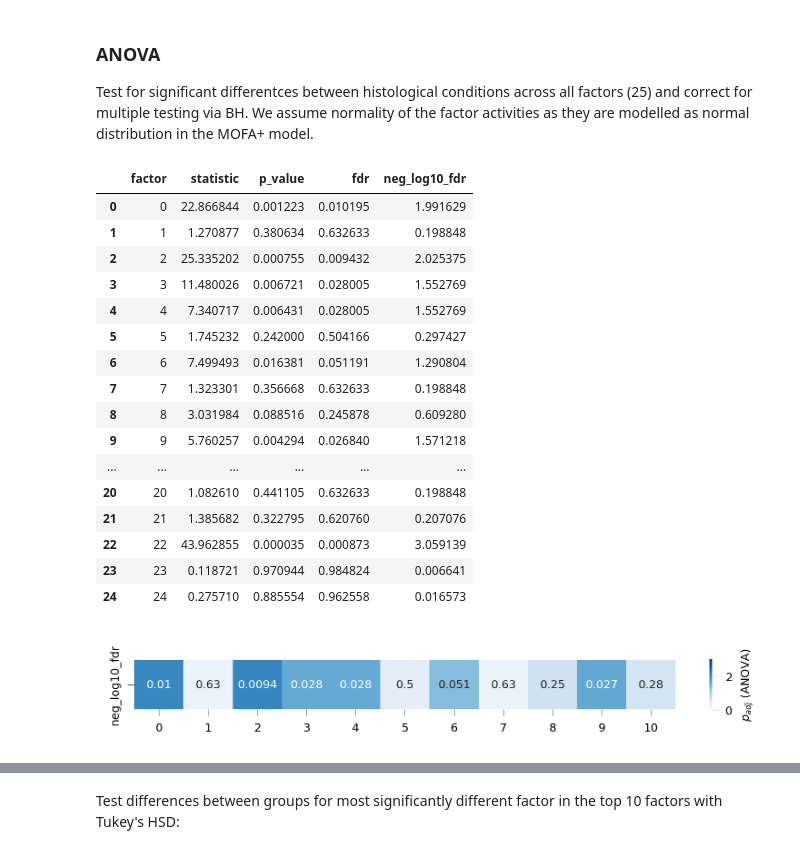
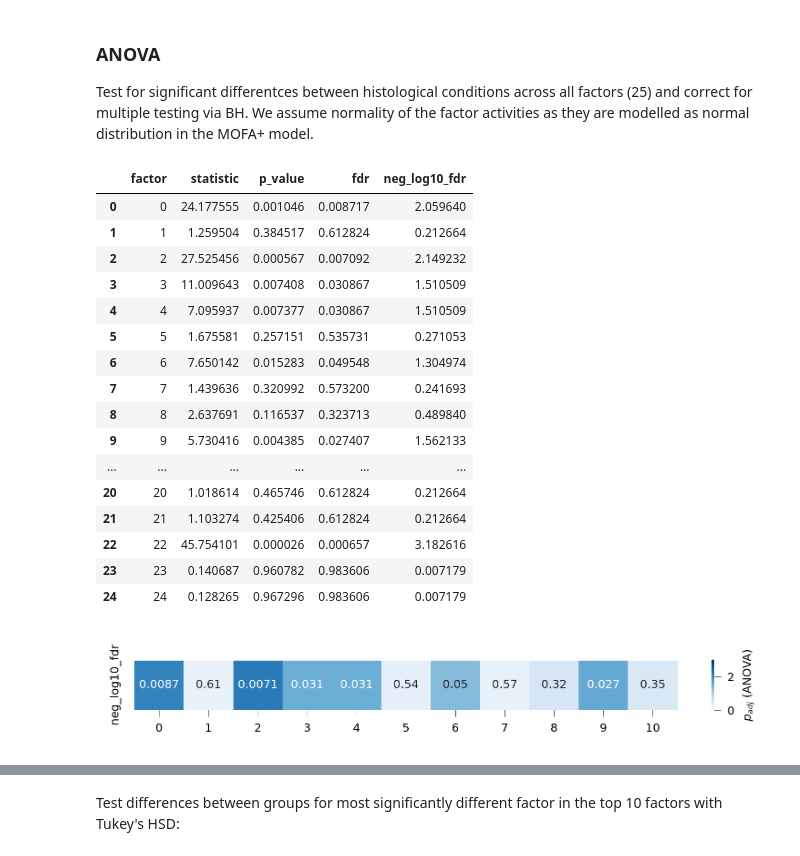
Before and after one commit to MannLabs/alphapepttools-manuscript, a Jupyter notebook: notebooks/main/multimodal/analysis/mofa-factor-activity.ipynb, the cells around one changed output, grey strips where cells are left out. Drawn from its saved outputs; the diff is of its cells as text; code cells hidden in the pictures.

```diff
--- a/notebooks/main/multimodal/analysis/mofa-factor-activity.ipynb
+++ b/notebooks/main/multimodal/analysis/mofa-factor-activity.ipynb
@@ -156,42 +155,42 @@ Test for significant differentces between histological conditions across all fac
 # %%
 anova_results = []
 
-groups = mofa_factors.groupby("proteins:who2015_histology", observed=True)
+groups = mofa_factors.groupby("who2015_histology", observed=True)
 
 for factor in range(25):
     res = f_oneway(*[groups.get_group(group)[factor].to_list() for group in groups.groups.keys()], equal_var=False, nan_policy="raise")
 
     anova_results.append(
         {"factor": factor, "statistic": res.statistic, "p_value": res.pvalue}
     )
 
 anova_results = pd.DataFrame(anova_results)
 anova_results["fdr"] = false_discovery_control(anova_results["p_value"], method="bh")
 anova_results["neg_log10_fdr"] = -1*np.log10(anova_results["fdr"])
 
 anova_results
 # %% [output]
 |  | factor | statistic | p_value | fdr | neg_log10_fdr |
-| 0 | 0 | 22.866844 | 0.001223 | 0.010195 | 1.991629 |
-| 1 | 1 | 1.270877 | 0.380634 | 0.632633 | 0.198848 |
-| 2 | 2 | 25.335202 | 0.000755 | 0.009432 | 2.025375 |
-| 3 | 3 | 11.480026 | 0.006721 | 0.028005 | 1.552769 |
-| 4 | 4 | 7.340717 | 0.006431 | 0.028005 | 1.552769 |
-| 5 | 5 | 1.745232 | 0.242000 | 0.504166 | 0.297427 |
-| 6 | 6 | 7.499493 | 0.016381 | 0.051191 | 1.290804 |
-| 7 | 7 | 1.323301 | 0.356668 | 0.632633 | 0.198848 |
-| 8 | 8 | 3.031984 | 0.088516 | 0.245878 | 0.609280 |
-| 9 | 9 | 5.760257 | 0.004294 | 0.026840 | 1.571218 |
+| 0 | 0 | 24.177555 | 0.001046 | 0.008717 | 2.059640 |
+| 1 | 1 | 1.259504 | 0.384517 | 0.612824 | 0.212664 |
+| 2 | 2 | 27.525456 | 0.000567 | 0.007092 | 2.149232 |
+| 3 | 3 | 11.009643 | 0.007408 | 0.030867 | 1.510509 |
+| 4 | 4 | 7.095937 | 0.007377 | 0.030867 | 1.510509 |
+| 5 | 5 | 1.675581 | 0.257151 | 0.535731 | 0.271053 |
+| 6 | 6 | 7.650142 | 0.015283 | 0.049548 | 1.304974 |
+| 7 | 7 | 1.439636 | 0.320992 | 0.573200 | 0.241693 |
+| 8 | 8 | 2.637691 | 0.116537 | 0.323713 | 0.489840 |
+| 9 | 9 | 5.730416 | 0.004385 | 0.027407 | 1.562133 |
 | ... | ... | ... | ... | ... | ... |
-| 20 | 20 | 1.082610 | 0.441105 | 0.632633 | 0.198848 |
-| 21 | 21 | 1.385682 | 0.322795 | 0.620760 | 0.207076 |
-| 22 | 22 | 43.962855 | 0.000035 | 0.000873 | 3.059139 |
-| 23 | 23 | 0.118721 | 0.970944 | 0.984824 | 0.006641 |
-| 24 | 24 | 0.275710 | 0.885554 | 0.962558 | 0.016573 |
+| 20 | 20 | 1.018614 | 0.465746 | 0.612824 | 0.212664 |
+| 21 | 21 | 1.103274 | 0.425406 | 0.612824 | 0.212664 |
+| 22 | 22 | 45.754101 | 0.000026 | 0.000657 | 3.182616 |
+| 23 | 23 | 0.140687 | 0.960782 | 0.983606 | 0.007179 |
+| 24 | 24 | 0.128265 | 0.967296 | 0.983606 | 0.007179 |
 # %%
 sns.heatmap(anova_results.loc[:10, ["neg_log10_fdr"]].T, square=True, vmin=0, vmax=3, cmap="Blues", annot=anova_results.loc[:10, ["fdr"]].T, fmt=".2g", cbar_kws={"shrink": 0.1, "label": "$p_{adj}$ (ANOVA)"})
 plt.show()
 # %% [output]
-[figure, old version]
+[figure, new version]
 # %%
 fig, ax = plt.subplots(1, 1, figsize=(2, 2))
```
Also changed, not shown: parts of 7 cells of this notebook, 3 other files.
